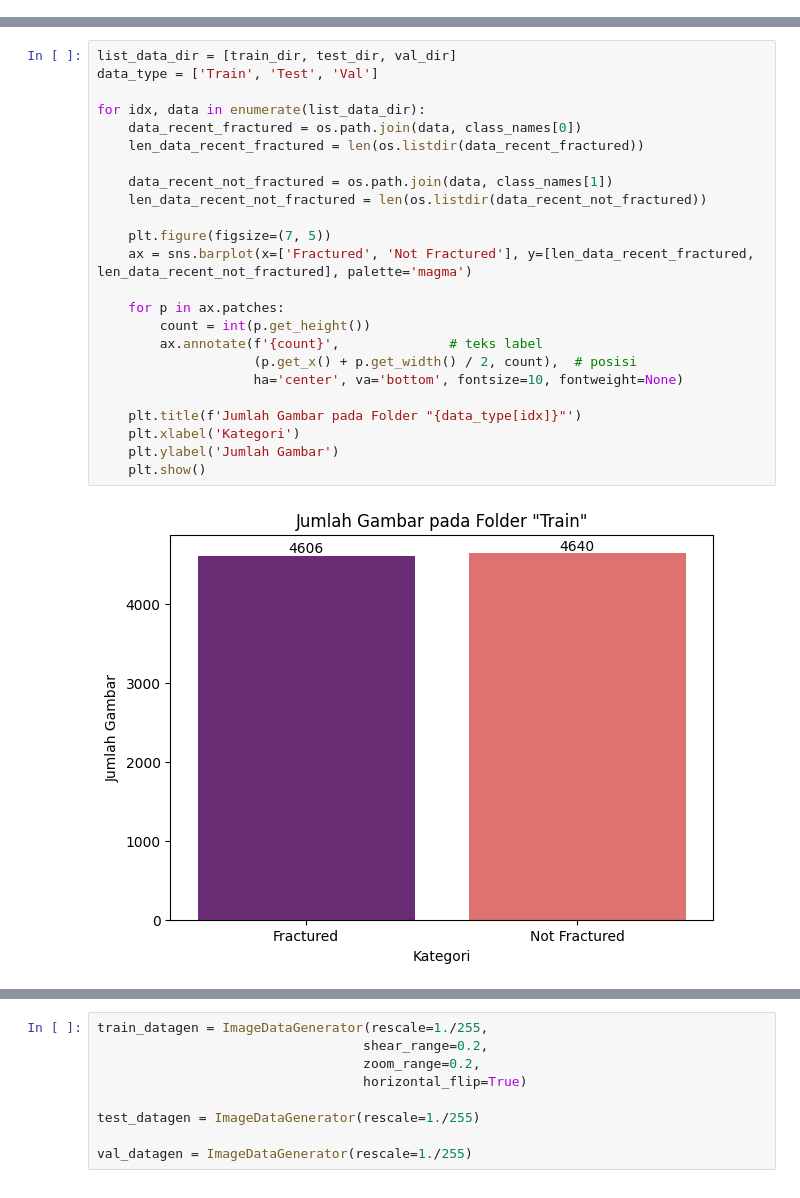
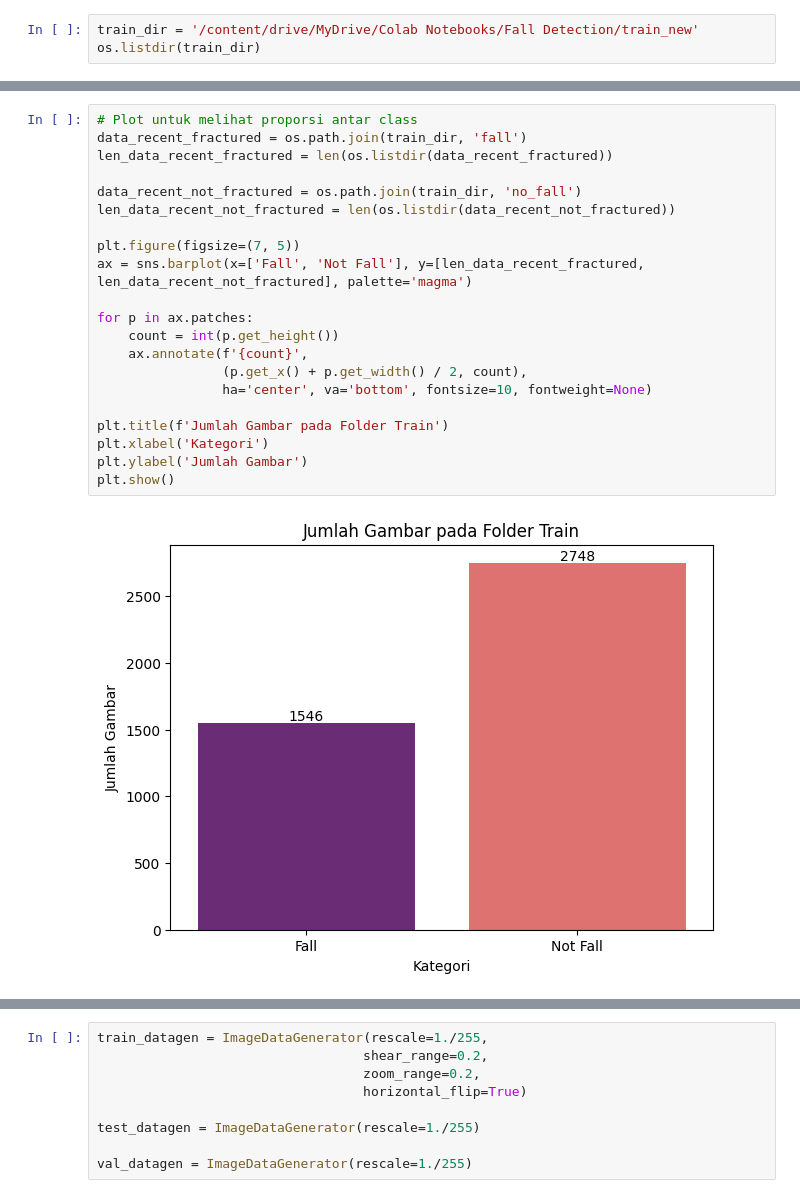
Before and after one commit to iniparhan/Bone_Fracture_Detection, a Jupyter notebook: notebook.ipynb, the cells around one changed output, grey strips where cells are left out. Cells and saved outputs as stored; diff of their text form.

```diff
--- a/notebook.ipynb
+++ b/notebook.ipynb
@@ -126,0 +270,3 @@ def show_images_from_dataset_folder(dataset_dir=None, total_per_class=5, title='
+# %%
+train_dir = '/content/drive/MyDrive/Colab Notebooks/Fall Detection/train_new'
+os.listdir(train_dir)
@@ -131,26 +300,23 @@ show_images_from_dataset_folder(dataset_dir=train_dir, total_per_class=5, title=
 # %%
-list_data_dir = [train_dir, test_dir, val_dir]
-data_type = ['Train', 'Test', 'Val']
+# Plot untuk melihat proporsi antar class
+data_recent_fractured = os.path.join(train_dir, 'fall')
+len_data_recent_fractured = len(os.listdir(data_recent_fractured))
 
-for idx, data in enumerate(list_data_dir):
-    data_recent_fractured = os.path.join(data, class_names[0])
-    len_data_recent_fractured = len(os.listdir(data_recent_fractured))
+data_recent_not_fractured = os.path.join(train_dir, 'no_fall')
+len_data_recent_not_fractured = len(os.listdir(data_recent_not_fractured))
 
-    data_recent_not_fractured = os.path.join(data, class_names[1])
-    len_data_recent_not_fractured = len(os.listdir(data_recent_not_fractured))
+plt.figure(figsize=(7, 5))
+ax = sns.barplot(x=['Fall', 'Not Fall'], y=[len_data_recent_fractured, len_data_recent_not_fractured], palette='magma')
 
-    plt.figure(figsize=(7, 5))
-    ax = sns.barplot(x=['Fractured', 'Not Fractured'], y=[len_data_recent_fractured, len_data_recent_not_fractured], palette='magma')
+for p in ax.patches:
+    count = int(p.get_height())
+    ax.annotate(f'{count}',
+                (p.get_x() + p.get_width() / 2, count),
+                ha='center', va='bottom', fontsize=10, fontweight=None)
 
-    for p in ax.patches:
-        count = int(p.get_height())
-        ax.annotate(f'{count}',              # teks label
-                    (p.get_x() + p.get_width() / 2, count),  # posisi
-                    ha='center', va='bottom', fontsize=10, fontweight=None)
-
-    plt.title(f'Jumlah Gambar pada Folder "{data_type[idx]}"')
-    plt.xlabel('Kategori')
-    plt.ylabel('Jumlah Gambar')
-    plt.show()
+plt.title(f'Jumlah Gambar pada Folder Train')
+plt.xlabel('Kategori')
+plt.ylabel('Jumlah Gambar')
+plt.show()
 # %% [output]
-[figure, old version]
+[figure, new version]
```
Also changed, not shown: parts of 49 cells of this notebook.
